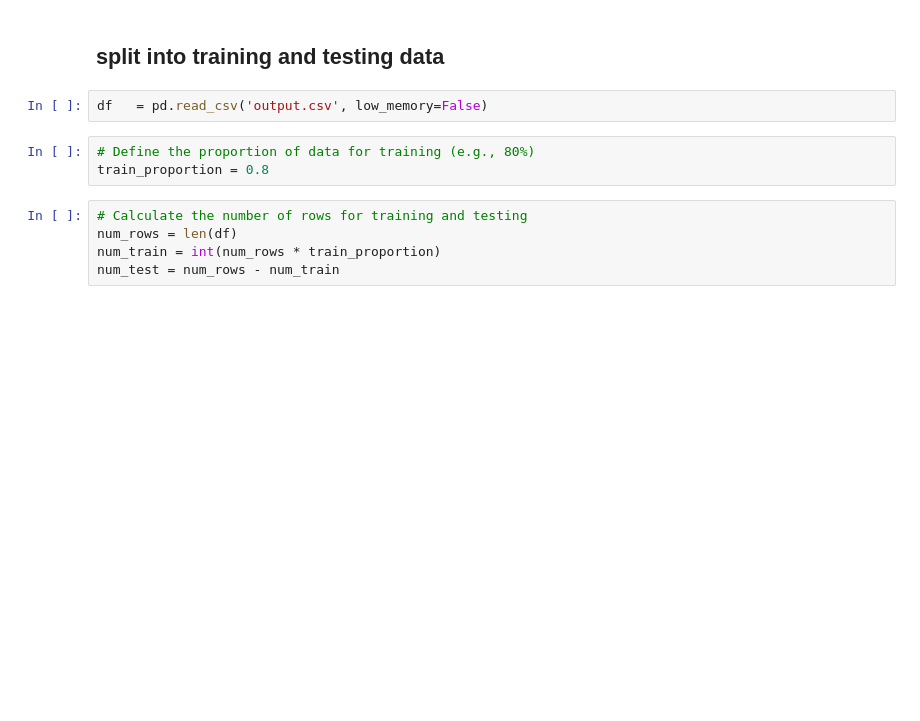
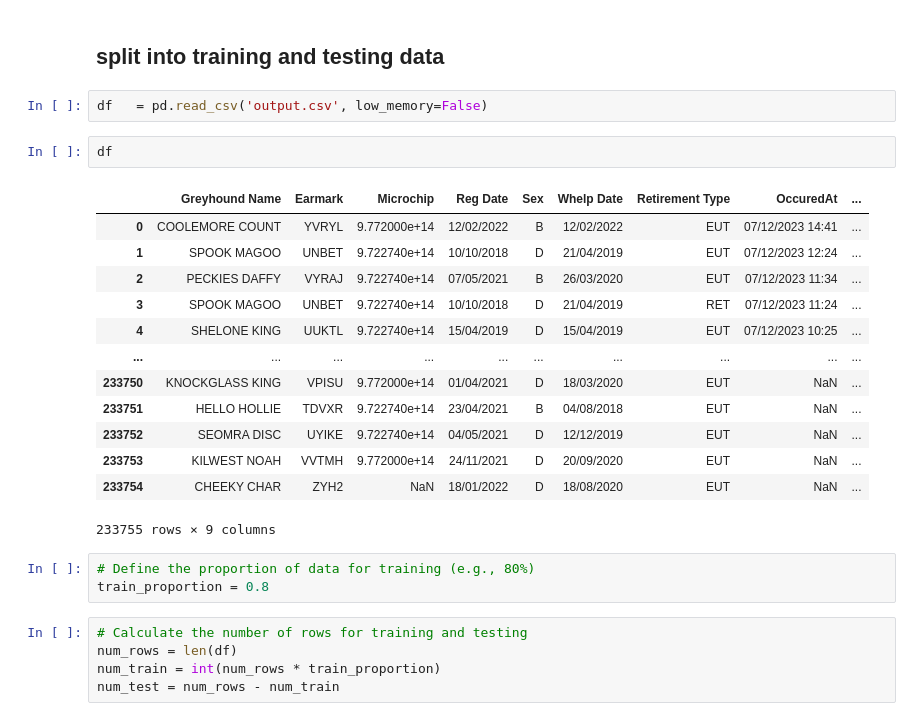
Before and after one commit to sba22178/capstone2023, a Jupyter notebook: Buling and Training a Recurrent Neural Network.ipynb, the cells around one changed output. Drawn from its saved outputs; the diff is of its cells as text; blank space fills up the shorter version.

```diff
--- a/Buling and Training a Recurrent Neural Network.ipynb
+++ b/Buling and Training a Recurrent Neural Network.ipynb
@@ -9,6 +9,22 @@ from sklearn.model_selection import train_test_split
 ## split into training and testing data
 # %%
 df   = pd.read_csv('output.csv', low_memory=False)
+# %%
+df
+# %% [output]
+|  | Greyhound Name | Earmark | Microchip | Reg Date | Sex | Whelp Date | Retirement Type | OccuredAt | ... |
+| 0 | COOLEMORE COUNT | YVRYL | 9.772000e+14 | 12/02/2022 | B | 12/02/2022 | EUT | 07/12/2023 14:41 | ... |
+| 1 | SPOOK MAGOO | UNBET | 9.722740e+14 | 10/10/2018 | D | 21/04/2019 | EUT | 07/12/2023 12:24 | ... |
+| 2 | PECKIES DAFFY | VYRAJ | 9.722740e+14 | 07/05/2021 | B | 26/03/2020 | EUT | 07/12/2023 11:34 | ... |
+| 3 | SPOOK MAGOO | UNBET | 9.722740e+14 | 10/10/2018 | D | 21/04/2019 | RET | 07/12/2023 11:24 | ... |
+| 4 | SHELONE KING | UUKTL | 9.722740e+14 | 15/04/2019 | D | 15/04/2019 | EUT | 07/12/2023 10:25 | ... |
+| ... | ... | ... | ... | ... | ... | ... | ... | ... | ... |
+| 233750 | KNOCKGLASS KING | VPISU | 9.772000e+14 | 01/04/2021 | D | 18/03/2020 | EUT | NaN | ... |
+| 233751 | HELLO HOLLIE | TDVXR | 9.722740e+14 | 23/04/2021 | B | 04/08/2018 | EUT | NaN | ... |
+| 233752 | SEOMRA DISC | UYIKE | 9.722740e+14 | 04/05/2021 | D | 12/12/2019 | EUT | NaN | ... |
+| 233753 | KILWEST NOAH | VVTMH | 9.772000e+14 | 24/11/2021 | D | 20/09/2020 | EUT | NaN | ... |
+| 233754 | CHEEKY CHAR | ZYH2 | NaN | 18/01/2022 | D | 18/08/2020 | EUT | NaN | ... |
+233755 rows × 9 columns
 # %%
 # Define the proportion of data for training (e.g., 80%)
 train_proportion = 0.8
```
Also changed, not shown: 12 other files.
